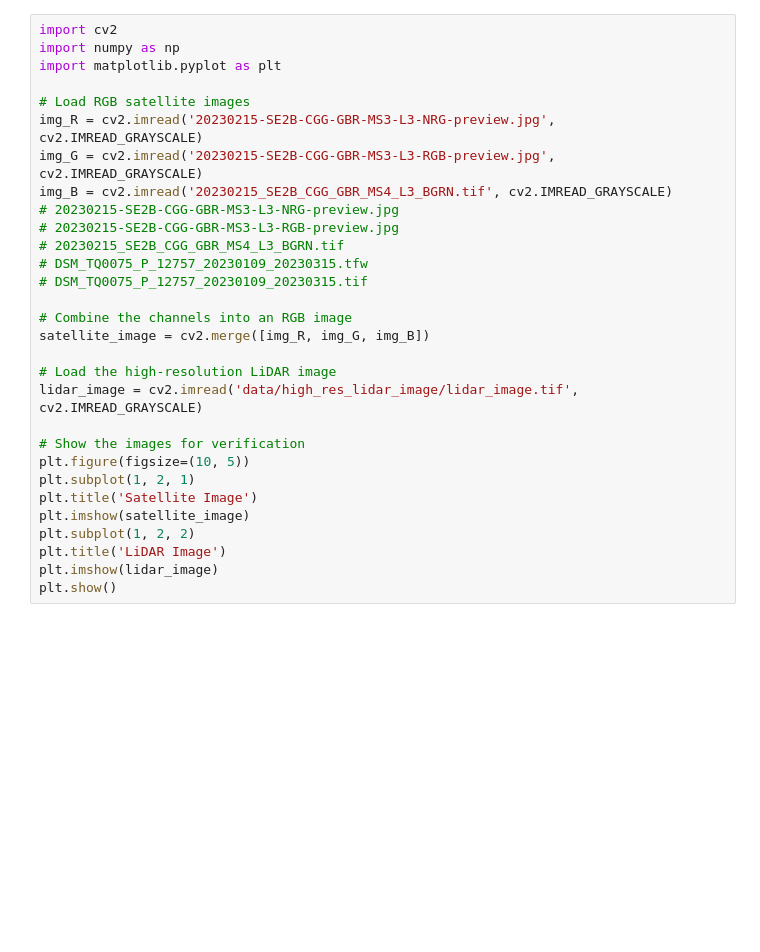
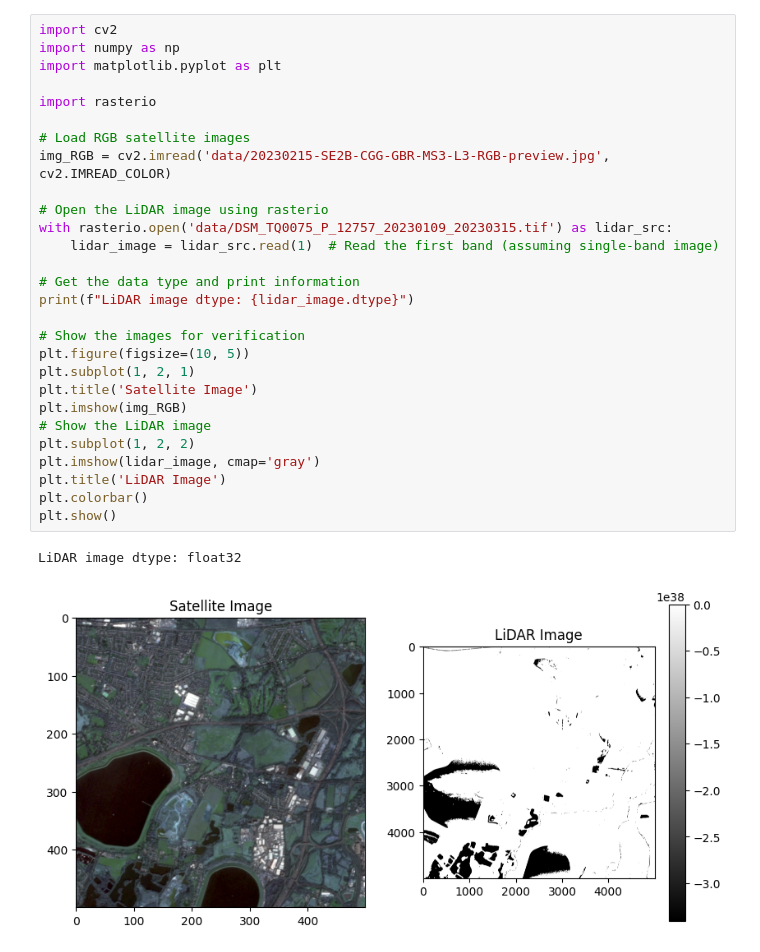
Before and after one commit to William0614/SatelliteImageUpscaler, a Jupyter notebook: ImageUpscale.ipynb, the cells around one changed output. Drawn from its saved outputs; the diff is of its cells as text; blank space fills up the shorter version.

```diff
--- a/ImageUpscale.ipynb
+++ b/ImageUpscale.ipynb
@@ -1,30 +1,31 @@
 # %%
 import cv2
 import numpy as np
 import matplotlib.pyplot as plt
 
+import rasterio
+
 # Load RGB satellite images
-img_R = cv2.imread('20230215-SE2B-CGG-GBR-MS3-L3-NRG-preview.jpg', cv2.IMREAD_GRAYSCALE)
-img_G = cv2.imread('20230215-SE2B-CGG-GBR-MS3-L3-RGB-preview.jpg', cv2.IMREAD_GRAYSCALE)
-img_B = cv2.imread('20230215_SE2B_CGG_GBR_MS4_L3_BGRN.tif', cv2.IMREAD_GRAYSCALE)
-# 20230215-SE2B-CGG-GBR-MS3-L3-NRG-preview.jpg
-# 20230215-SE2B-CGG-GBR-MS3-L3-RGB-preview.jpg
-# 20230215_SE2B_CGG_GBR_MS4_L3_BGRN.tif
-# DSM_TQ0075_P_12757_20230109_20230315.tfw
-# DSM_TQ0075_P_12757_20230109_20230315.tif
+img_RGB = cv2.imread('data/20230215-SE2B-CGG-GBR-MS3-L3-RGB-preview.jpg', cv2.IMREAD_COLOR)
 
-# Combine the channels into an RGB image
-satellite_image = cv2.merge([img_R, img_G, img_B])
+# Open the LiDAR image using rasterio
+with rasterio.open('data/DSM_TQ0075_P_12757_20230109_20230315.tif') as lidar_src:
+    lidar_image = lidar_src.read(1)  # Read the first band (assuming single-band image)
 
-# Load the high-resolution LiDAR image
-lidar_image = cv2.imread('data/high_res_lidar_image/lidar_image.tif', cv2.IMREAD_GRAYSCALE)
+# Get the data type and print information
+print(f"LiDAR image dtype: {lidar_image.dtype}")
 
 # Show the images for verification
 plt.figure(figsize=(10, 5))
 plt.subplot(1, 2, 1)
 plt.title('Satellite Image')
-plt.imshow(satellite_image)
+plt.imshow(img_RGB)
+# Show the LiDAR image
 plt.subplot(1, 2, 2)
+plt.imshow(lidar_image, cmap='gray')
 plt.title('LiDAR Image')
-plt.imshow(lidar_image)
+plt.colorbar()
 plt.show()
+# %% [output]
+LiDAR image dtype: float32
+[figure, added]
```
Also changed, not shown: 1 other file.
